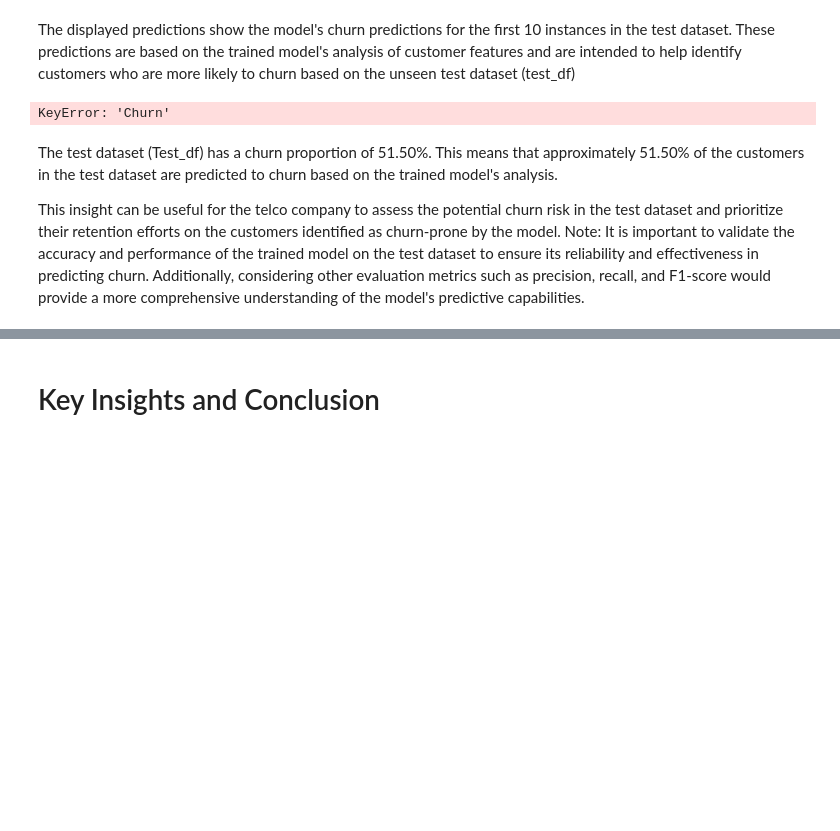
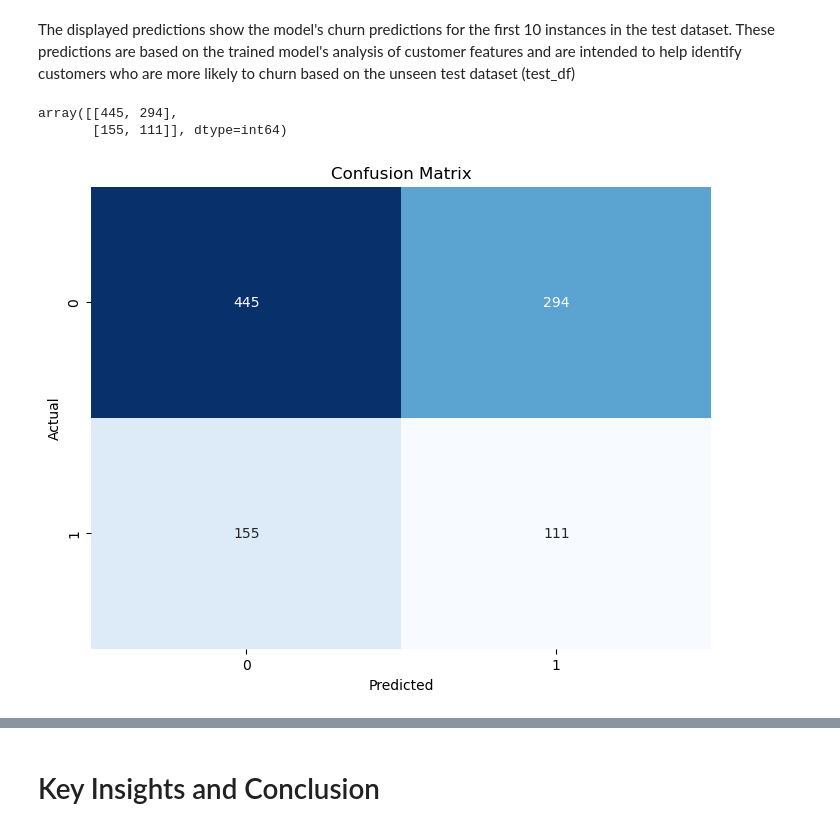
Before and after one commit to rasmodev/Customer-Churn-Prediction-Machine-Learning-Classification-Project, a Jupyter notebook: Classification_Telco_customer_churn.ipynb, the cells around one changed output, grey strips where cells are left out. Saved outputs shown, nothing was run; the diff lists cells and outputs as text; code cells hidden in the pictures; blank space fills up the shorter version.

```diff
--- a/Classification_Telco_customer_churn.ipynb
+++ b/Classification_Telco_customer_churn.ipynb
@@ -1858,35 +1832,26 @@ test_df_final.head(10)
 10 rows × 30 columns
 # %% [markdown]
 The displayed predictions show the model's churn predictions for the first 10 instances in the test dataset. These predictions are based on the trained model's analysis of customer features and are intended to help identify customers who are more likely to churn based on the unseen test dataset (test_df)
-# %%
-# Proportion of positive churn occurrences in the 'Churn' column containing predicted churn values
-
-# Count the number of churned customers
-churn_count = test_df_final['Churn'].sum()
-
-# Calculate the total number of predictions
-total_predictions = test_df_final.shape[0]
-
-# Calculate the proportion of churn
-churn_proportion = (churn_count / total_predictions) * 100
-
-# Print the proportion of churn
-print(f"Proportion of churn in the test dataset: {churn_proportion:.2f}%")
-# %% [output]
-KeyError: 'Churn'
-# %% [markdown]
-The test dataset (Test_df) has a churn proportion of 51.50%. This means that approximately 51.50% of the customers in the test dataset are predicted to churn based on the trained model's analysis.
-
-This insight can be useful for the telco company to assess the potential churn risk in the test dataset and prioritize their retention efforts on the customers identified as churn-prone by the model.
-Note: It is important to validate the accuracy and performance of the trained model on the test dataset to ensure its reliability and effectiveness in predicting churn. Additionally, considering other evaluation metrics such as precision, recall, and F1-score would provide a more comprehensive understanding of the model's predictive capabilities.
+# %%
+# Get the true churn values from the evaluation set
+true_churn = y_eval
+
+# Get the predicted churn values from the dataset
+predicted_churn = test_df_final['Churn_Predicted'].iloc[:len(y_eval)]
+
+# Calculate the confusion matrix
+confusion_matrix = confusion_matrix(true_churn, predicted_churn)
+confusion_matrix
+# %% [output]
+array([[445, 294],
+       [155, 111]], dtype=int64)
 # %%
-# Create a confusion matrix
-cm = confusion_matrix(test_df['Churn'], test_df_final['Churn_Predicted'])
-
 # Visualize the confusion matrix
 plt.figure(figsize=(8, 6))
-sns.heatmap(cm, annot=True, fmt='d', cmap='Blues')
-plt.title('Confusion Matrix - LR Tuned Model')
-plt.xlabel('Predicted Labels')
-plt.ylabel('True Labels')
+sns.heatmap(confusion_matrix, annot=True, cmap='Blues', fmt='d', cbar=False)
+plt.xlabel('Predicted')
+plt.ylabel('Actual')
+plt.title('Confusion Matrix')
 plt.show()
+# %% [output]
+[figure, added]
```
Also changed, not shown: parts of 8 cells of this notebook.
